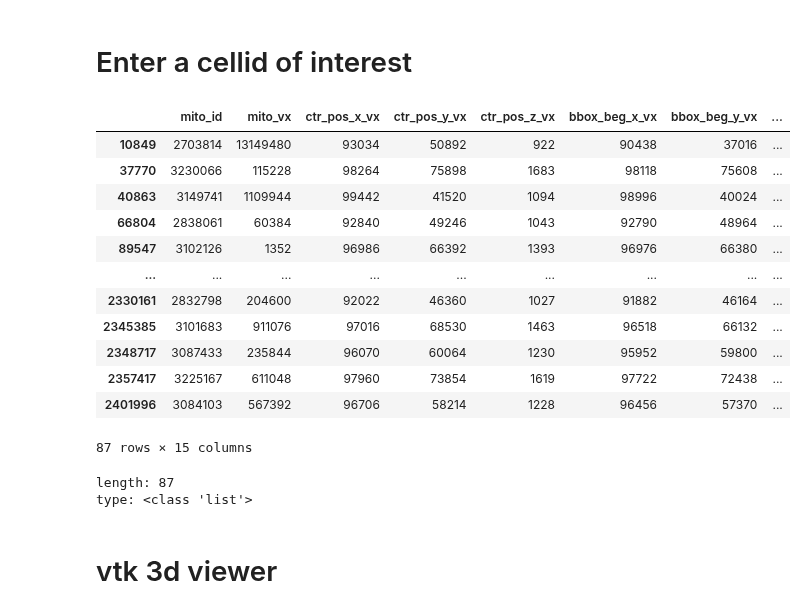
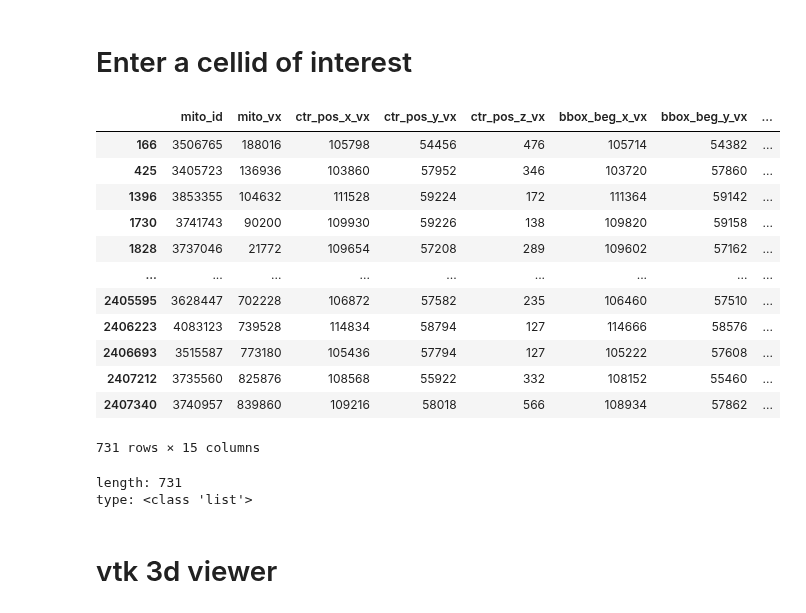
Before and after one commit to shandran/layer23-volume, a Jupyter notebook: mitochondria_analytics/vtk_mitochondria_visualizer.ipynb, the cells around one changed output. Saved outputs shown, nothing was run; the diff lists cells and outputs as text; code cells hidden in the pictures.

```diff
--- a/mitochondria_analytics/vtk_mitochondria_visualizer.ipynb
+++ b/mitochondria_analytics/vtk_mitochondria_visualizer.ipynb
@@ -52,31 +52,33 @@ mito
 # Enter a cellid of interest
 # %%
 # pull all mitos from a cellid of interest
-cellid = 648518346349537555
+cellid = 648518346342795947
 
 mito_querydf = mito[mito['cellid'] == cellid]
 mito_querydf
 
 # interesting cellids
 # 648518346349530724 microglia with 149 mitos
 # 648518346349527319 astrocyte containing the largest mito in the volume and several additional large mitos
 # 648518346349537555 apical dendrite likely from a L5 or L6 pyr neuron
 # 648518346349537741 pyr neuron with largest mito in the volume for a neuron
 # 648518346349508279 oligodendrocyte
+# 648518346349525715 astrocyte
+# 648518346342795947 astrocyte contacting two blood vessels
 # %% [output]
 |  | mito_id | mito_vx | ctr_pos_x_vx | ctr_pos_y_vx | ctr_pos_z_vx | bbox_beg_x_vx | bbox_beg_y_vx | ... |
-| 10849 | 2703814 | 13149480 | 93034 | 50892 | 922 | 90438 | 37016 | ... |
-| 37770 | 3230066 | 115228 | 98264 | 75898 | 1683 | 98118 | 75608 | ... |
-| 40863 | 3149741 | 1109944 | 99442 | 41520 | 1094 | 98996 | 40024 | ... |
-| 66804 | 2838061 | 60384 | 92840 | 49246 | 1043 | 92790 | 48964 | ... |
-| 89547 | 3102126 | 1352 | 96986 | 66392 | 1393 | 96976 | 66380 | ... |
+| 166 | 3506765 | 188016 | 105798 | 54456 | 476 | 105714 | 54382 | ... |
+| 425 | 3405723 | 136936 | 103860 | 57952 | 346 | 103720 | 57860 | ... |
+| 1396 | 3853355 | 104632 | 111528 | 59224 | 172 | 111364 | 59142 | ... |
+| 1730 | 3741743 | 90200 | 109930 | 59226 | 138 | 109820 | 59158 | ... |
+| 1828 | 3737046 | 21772 | 109654 | 57208 | 289 | 109602 | 57162 | ... |
 | ... | ... | ... | ... | ... | ... | ... | ... | ... |
-| 2330161 | 2832798 | 204600 | 92022 | 46360 | 1027 | 91882 | 46164 | ... |
-| 2345385 | 3101683 | 911076 | 97016 | 68530 | 1463 | 96518 | 66132 | ... |
-| 2348717 | 3087433 | 235844 | 96070 | 60064 | 1230 | 95952 | 59800 | ... |
-| 2357417 | 3225167 | 611048 | 97960 | 73854 | 1619 | 97722 | 72438 | ... |
-| 2401996 | 3084103 | 567392 | 96706 | 58214 | 1228 | 96456 | 57370 | ... |
+| 2405595 | 3628447 | 702228 | 106872 | 57582 | 235 | 106460 | 57510 | ... |
+| 2406223 | 4083123 | 739528 | 114834 | 58794 | 127 | 114666 | 58576 | ... |
+| 2406693 | 3515587 | 773180 | 105436 | 57794 | 127 | 105222 | 57608 | ... |
+| 2407212 | 3735560 | 825876 | 108568 | 55922 | 332 | 108152 | 55460 | ... |
+| 2407340 | 3740957 | 839860 | 109216 | 58018 | 566 | 108934 | 57862 | ... |
-87 rows × 15 columns
+731 rows × 15 columns
 # %%
 mito_query_mitolist = mito_querydf.mito_id.to_list()
 print(f"length: "+str(len(mito_query_mitolist)))
@@ -84,7 +86,7 @@ print(f"type: "+str(type(mito_query_mitolist)))
 print('')
 # print(mito_query_mitolist) # uncomment to print the mito id list
 # %% [output]
-length: 87
+length: 731
 type: <class 'list'>
 # %% [markdown]
 # vtk 3d viewer
```
Also changed, not shown: parts of 9 cells of this notebook.
